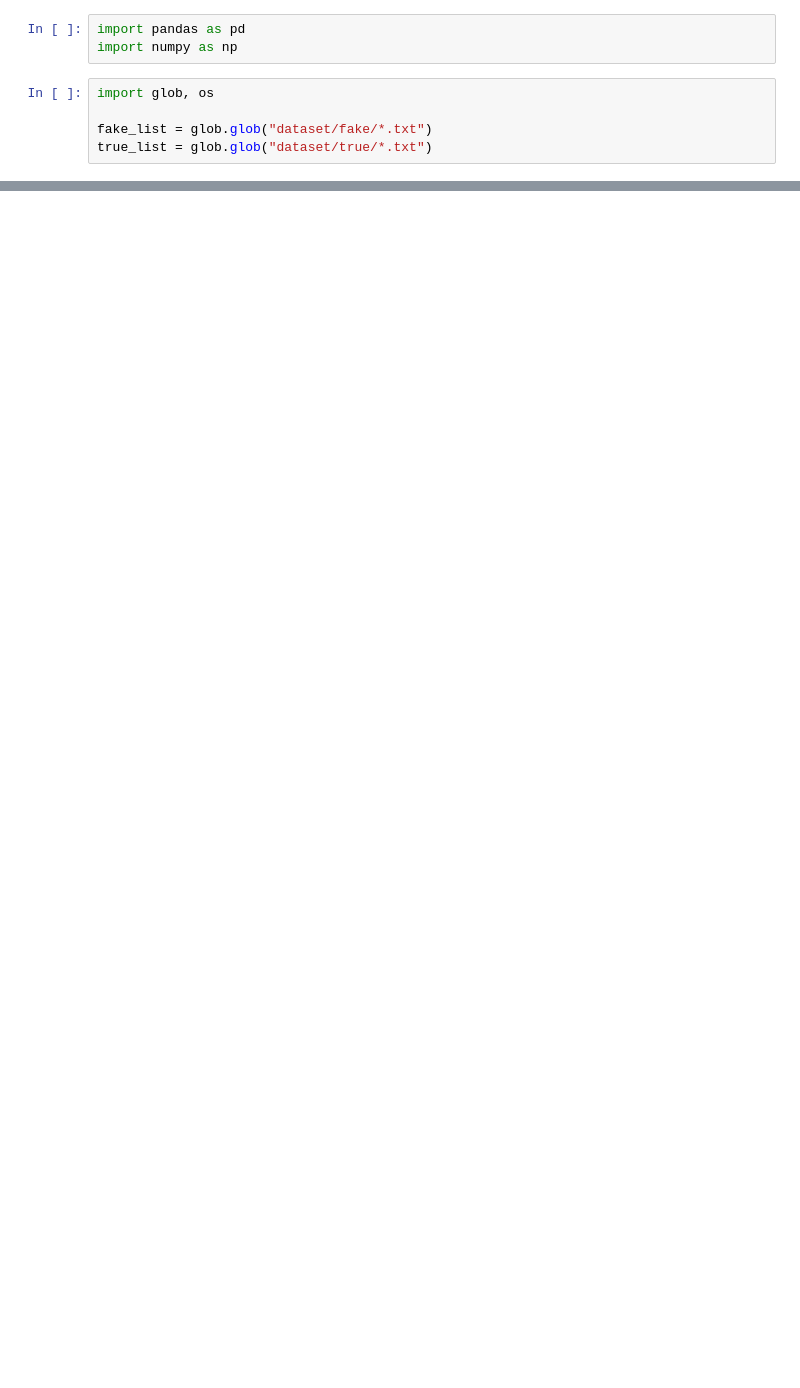
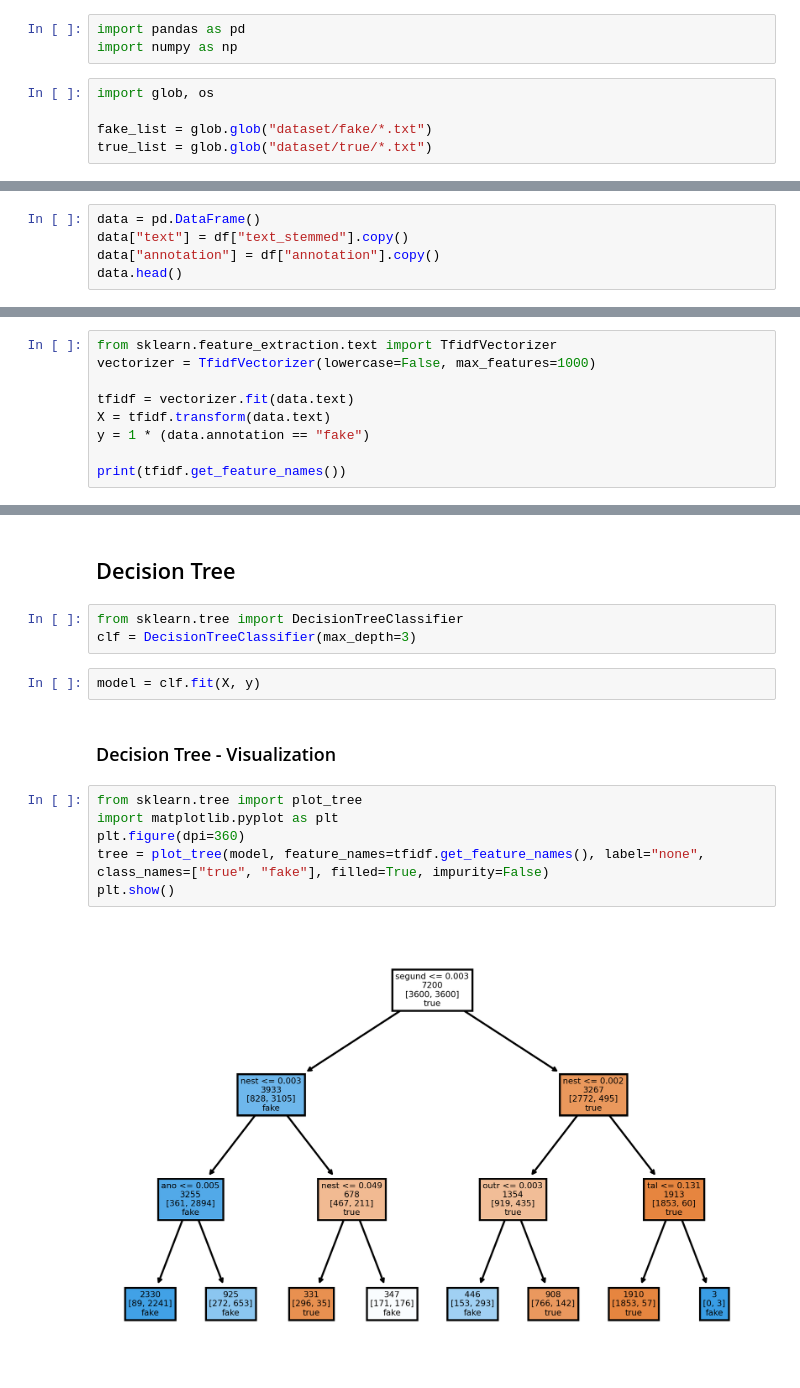
Before and after one commit to gubertoli/fake-check, a Jupyter notebook: Aprendizado Máquina.ipynb, the cells around one changed output, grey strips where cells are left out. Cells and saved outputs as stored; diff of their text form; blank space fills up the shorter version.

```diff
--- a/Aprendizado Máquina.ipynb
+++ b/Aprendizado Máquina.ipynb
@@ -47,0 +127,5 @@ Name: label, dtype: int64
+# %%
+data = pd.DataFrame()
+data["text"] = df["text_stemmed"].copy()
+data["annotation"] = df["annotation"].copy()
+data.head()
@@ -47,0 +139,9 @@ Name: label, dtype: int64
+# %%
+from sklearn.feature_extraction.text import TfidfVectorizer
+vectorizer = TfidfVectorizer(lowercase=False, max_features=1000)
+
+tfidf = vectorizer.fit(data.text)
+X = tfidf.transform(data.text)
+y = 1 * (data.annotation == "fake")
+
+print(tfidf.get_feature_names())
@@ -47,0 +213,17 @@ Name: label, dtype: int64
+# %% [markdown]
+## Decision Tree
+# %%
+from sklearn.tree import DecisionTreeClassifier
+clf = DecisionTreeClassifier(max_depth=3)
+# %%
+model = clf.fit(X, y)
+# %% [markdown]
+### Decision Tree - Visualization
+# %%
+from sklearn.tree import plot_tree
+import matplotlib.pyplot as plt
+plt.figure(dpi=360)
+tree = plot_tree(model, feature_names=tfidf.get_feature_names(), label="none", class_names=["true", "fake"], filled=True, impurity=False)
+plt.show()
+# %% [output]
+[figure, added]
```
Also changed, not shown: parts of 29 cells of this notebook, 2 other files.
